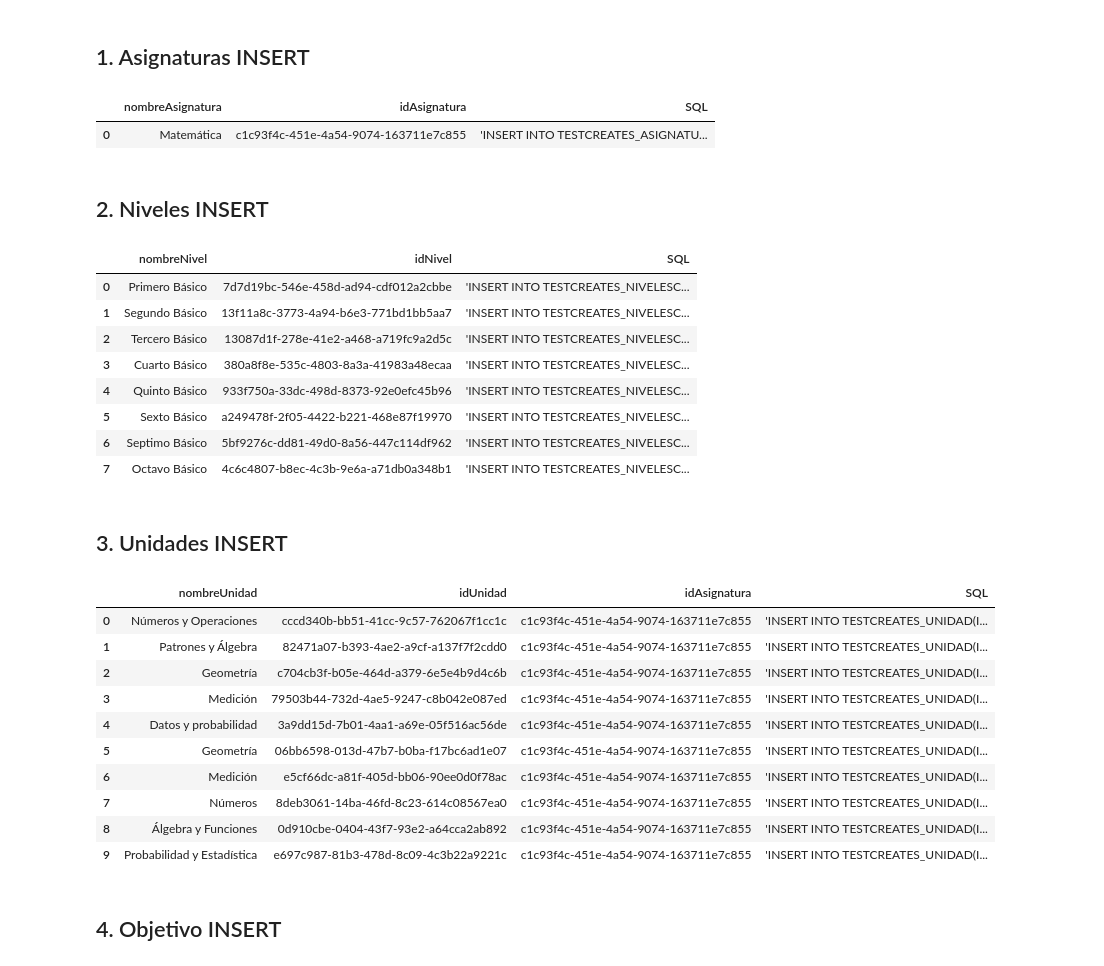
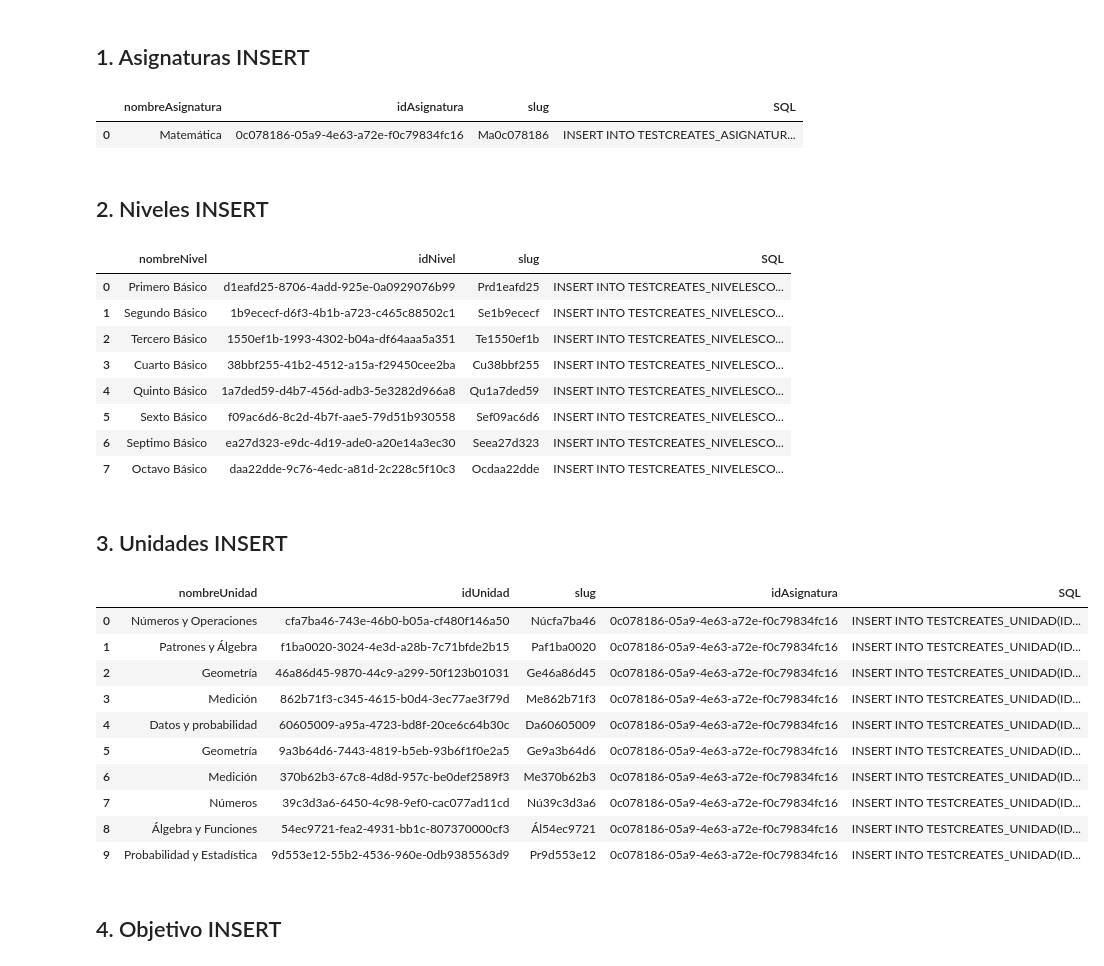
Before and after one commit to Bigote93/APIMINEDUC, a Jupyter notebook: APiGOB.ipynb, the cells around one changed output. Cells and saved outputs as stored; diff of their text form; code cells hidden in the pictures.

Commit message:
Incorporacion de SLUG a cada modelo

```diff
--- a/APiGOB.ipynb
+++ b/APiGOB.ipynb
@@ -57,9 +71,8 @@ for nivel in NIVELES:
   NIVELES_ARRAY.append([nivel,str(uuid.uuid4())])
 
 NIVELES_DF = pd.DataFrame(NIVELES_ARRAY,columns=['nombre','idNivel'])
+NIVELES_DF['slug'] = NIVELES_DF['nombre'].apply(extract_initials, separator = ' ') + NIVELES_DF['idNivel'].apply(extract_initials, separator= '-')
 NIVELES_DF.rename(columns = {'nombre': 'nombreNivel'}, inplace=True)
 
-
-
 NIVELES_DF
 # %% [output]
@@ -80,6 +93,7 @@ for unidad in UNIDADES:
   UNIDAD_ARRAY.append([unidad,str(uuid.uuid4())])
 
 UNIDADES_DF = pd.DataFrame(UNIDAD_ARRAY,columns=['nombre','idUnidad'])
+UNIDADES_DF['slug'] = UNIDADES_DF['nombre'].apply(extract_initials, separator = ' ') + UNIDADES_DF['idUnidad'].apply(extract_initials, separator= '-')
 UNIDADES_DF['idAsignatura'] = ASIGNATURAS_DF[ASIGNATURAS_DF['nombreAsignatura'] == 'Matemática'].iloc[0, 1]
 UNIDADES_DF.rename(columns = {'nombre': 'nombreUnidad'}, inplace=True)
 
@@ -164,20 +179,20 @@ DF_OBJETIVOS
 ## 1. Asignaturas INSERT
 # %%
 for fila in range(len(ASIGNATURAS_DF)):
-  ASIGNATURAS_DF.loc[fila,'SQL'] = f"'INSERT INTO TESTCREATES_ASIGNATURA(ID_ASIGNATURA,NOMBRE_ASIGNATURA) VALUES ('{ASIGNATURAS_DF.loc[fila, 'idAsignatura']}','{ASIGNATURAS_DF.loc[fila, 'nombreAsignatura']}');'"
+  ASIGNATURAS_DF.loc[fila,'SQL'] = f"INSERT INTO TESTCREATES_ASIGNATURA(ID_ASIGNATURA,NOMBRE_ASIGNATURA,SLUG) VALUES ('{ASIGNATURAS_DF.loc[fila, 'idAsignatura']}','{ASIGNATURAS_DF.loc[fila, 'nombreAsignatura']}','{ASIGNATURAS_DF.loc[fila, 'slug']}');"
 
 #Crear fichero asignaturas
 ASIGNATURAS_DF.to_excel(INSERTS_ASIGNATURAS, sheet_name='Asignaturas')
 
 ASIGNATURAS_DF
 # %% [output]
-|  | nombreAsignatura | idAsignatura | SQL |
-| 0 | Matemática | c1c93f4c-451e-4a54-9074-163711e7c855 | 'INSERT INTO TESTCREATES_ASIGNATU... |
+|  | nombreAsignatura | idAsignatura | slug | SQL |
+| 0 | Matemática | 0c078186-05a9-4e63-a72e-f0c79834fc16 | Ma0c078186 | INSERT INTO TESTCREATES_ASIGNATUR... |
 # %% [markdown]
 ## 2. Niveles INSERT
 # %%
 for fila in range(len(NIVELES_DF)):
-  NIVELES_DF.loc[fila,'SQL'] = f"'INSERT INTO TESTCREATES_NIVELESCOLARIDAD(ID_NIVEL,NOMBRE_NIVEL) VALUES ('{NIVELES_DF.loc[fila, 'idNivel']}','{NIVELES_DF.loc[fila, 'nombreNivel']}');'"
+  NIVELES_DF.loc[fila,'SQL'] = f"INSERT INTO TESTCREATES_NIVELESCOLARIDAD(ID_NIVEL,NOMBRE_NIVEL,SLUG) VALUES ('{NIVELES_DF.loc[fila, 'idNivel']}','{NIVELES_DF.loc[fila, 'nombreNivel']}','{NIVELES_DF.loc[fila, 'slug']}');"
 
 #Crear fichero niveles
 NIVELES_DF.to_excel(INSERTS_NIVEL, sheet_name='Niveles')
@@ -185,37 +200,37 @@ NIVELES_DF.to_excel(INSERTS_NIVEL, sheet_name='Niveles')
 
 NIVELES_DF
 # %% [output]
-|  | nombreNivel | idNivel | SQL |
-| 0 | Primero Básico | 7d7d19bc-546e-458d-ad94-cdf012a2cbbe | 'INSERT INTO TESTCREATES_NIVELESC... |
-| 1 | Segundo Básico | 13f11a8c-3773-4a94-b6e3-771bd1bb5aa7 | 'INSERT INTO TESTCREATES_NIVELESC... |
-| 2 | Tercero Básico | 13087d1f-278e-41e2-a468-a719fc9a2d5c | 'INSERT INTO TESTCREATES_NIVELESC... |
-| 3 | Cuarto Básico | 380a8f8e-535c-4803-8a3a-41983a48ecaa | 'INSERT INTO TESTCREATES_NIVELESC... |
-| 4 | Quinto Básico | 933f750a-33dc-498d-8373-92e0efc45b96 | 'INSERT INTO TESTCREATES_NIVELESC... |
-| 5 | Sexto Básico | a249478f-2f05-4422-b221-468e87f19970 | 'INSERT INTO TESTCREATES_NIVELESC... |
-| 6 | Septimo Básico | 5bf9276c-dd81-49d0-8a56-447c114df962 | 'INSERT INTO TESTCREATES_NIVELESC... |
-| 7 | Octavo Básico | 4c6c4807-b8ec-4c3b-9e6a-a71db0a348b1 | 'INSERT INTO TESTCREATES_NIVELESC... |
+|  | nombreNivel | idNivel | slug | SQL |
+| 0 | Primero Básico | d1eafd25-8706-4add-925e-0a0929076b99 | Prd1eafd25 | INSERT INTO TESTCREATES_NIVELESCO... |
+| 1 | Segundo Básico | 1b9ececf-d6f3-4b1b-a723-c465c88502c1 | Se1b9ececf | INSERT INTO TESTCREATES_NIVELESCO... |
+| 2 | Tercero Básico | 1550ef1b-1993-4302-b04a-df64aaa5a351 | Te1550ef1b | INSERT INTO TESTCREATES_NIVELESCO... |
+| 3 | Cuarto Básico | 38bbf255-41b2-4512-a15a-f29450cee2ba | Cu38bbf255 | INSERT INTO TESTCREATES_NIVELESCO... |
+| 4 | Quinto Básico | 1a7ded59-d4b7-456d-adb3-5e3282d966a8 | Qu1a7ded59 | INSERT INTO TESTCREATES_NIVELESCO... |
+| 5 | Sexto Básico | f09ac6d6-8c2d-4b7f-aae5-79d51b930558 | Sef09ac6d6 | INSERT INTO TESTCREATES_NIVELESCO... |
+| 6 | Septimo Básico | ea27d323-e9dc-4d19-ade0-a20e14a3ec30 | Seea27d323 | INSERT INTO TESTCREATES_NIVELESCO... |
+| 7 | Octavo Básico | daa22dde-9c76-4edc-a81d-2c228c5f10c3 | Ocdaa22dde | INSERT INTO TESTCREATES_NIVELESCO... |
 # %% [markdown]
 ## 3. Unidades INSERT
 # %%
 for fila in range(len(UNIDADES_DF)):
-  UNIDADES_DF.loc[fila,'SQL'] = f"'INSERT INTO TESTCREATES_UNIDAD(ID_UNIDAD,NOMBRE_UNIDAD, ASIGNATURA_ID) VALUES ('{UNIDADES_DF.loc[fila, 'idUnidad']}','{UNIDADES_DF.loc[fila, 'nombreUnidad']}','{UNIDADES_DF.loc[fila, 'nombreUnidad']}');'"
+  UNIDADES_DF.loc[fila,'SQL'] = f"INSERT INTO TESTCREATES_UNIDAD(ID_UNIDAD,NOMBRE_UNIDAD, ASIGNATURA_ID,SLUG) VALUES ('{UNIDADES_DF.loc[fila, 'idUnidad']}','{UNIDADES_DF.loc[fila, 'nombreUnidad']}','{UNIDADES_DF.loc[fila, 'idAsignatura']}','{UNIDADES_DF.loc[fila, 'slug']}');"
 
 #Crear fichero unidades
 UNIDADES_DF.to_excel(INSERTS_UNIDADES, sheet_name='Unidades')
 
 UNIDADES_DF
 # %% [output]
-|  | nombreUnidad | idUnidad | idAsignatura | SQL |
-| 0 | Números y Operaciones | cccd340b-bb51-41cc-9c57-762067f1cc1c | c1c93f4c-451e-4a54-9074-163711e7c855 | 'INSERT INTO TESTCREATES_UNIDAD(I... |
-| 1 | Patrones y Álgebra | 82471a07-b393-4ae2-a9cf-a137f7f2cdd0 | c1c93f4c-451e-4a54-9074-163711e7c855 | 'INSERT INTO TESTCREATES_UNIDAD(I... |
-| 2 | Geometría | c704cb3f-b05e-464d-a379-6e5e4b9d4c6b | c1c93f4c-451e-4a54-9074-163711e7c855 | 'INSERT INTO TESTCREATES_UNIDAD(I... |
-| 3 | Medición | 79503b44-732d-4ae5-9247-c8b042e087ed | c1c93f4c-451e-4a54-9074-163711e7c855 | 'INSERT INTO TESTCREATES_UNIDAD(I... |
-| 4 | Datos y probabilidad | 3a9dd15d-7b01-4aa1-a69e-05f516ac56de | c1c93f4c-451e-4a54-9074-163711e7c855 | 'INSERT INTO TESTCREATES_UNIDAD(I... |
-| 5 | Geometría | 06bb6598-013d-47b7-b0ba-f17bc6ad1e07 | c1c93f4c-451e-4a54-9074-163711e7c855 | 'INSERT INTO TESTCREATES_UNIDAD(I... |
-| 6 | Medición | e5cf66dc-a81f-405d-bb06-90ee0d0f78ac | c1c93f4c-451e-4a54-9074-163711e7c855 | 'INSERT INTO TESTCREATES_UNIDAD(I... |
-| 7 | Números | 8deb3061-14ba-46fd-8c23-614c08567ea0 | c1c93f4c-451e-4a54-9074-163711e7c855 | 'INSERT INTO TESTCREATES_UNIDAD(I... |
-| 8 | Álgebra y Funciones | 0d910cbe-0404-43f7-93e2-a64cca2ab892 | c1c93f4c-451e-4a54-9074-163711e7c855 | 'INSERT INTO TESTCREATES_UNIDAD(I... |
-| 9 | Probabilidad y Estadística | e697c987-81b3-478d-8c09-4c3b22a9221c | c1c93f4c-451e-4a54-9074-163711e7c855 | 'INSERT INTO TESTCREATES_UNIDAD(I... |
+|  | nombreUnidad | idUnidad | slug | idAsignatura | SQL |
+| 0 | Números y Operaciones | cfa7ba46-743e-46b0-b05a-cf480f146a50 | Núcfa7ba46 | 0c078186-05a9-4e63-a72e-f0c79834fc16 | INSERT INTO TESTCREATES_UNIDAD(ID... |
+| 1 | Patrones y Álgebra | f1ba0020-3024-4e3d-a28b-7c71bfde2b15 | Paf1ba0020 | 0c078186-05a9-4e63-a72e-f0c79834fc16 | INSERT INTO TESTCREATES_UNIDAD(ID... |
+| 2 | Geometría | 46a86d45-9870-44c9-a299-50f123b01031 | Ge46a86d45 | 0c078186-05a9-4e63-a72e-f0c79834fc16 | INSERT INTO TESTCREATES_UNIDAD(ID... |
+| 3 | Medición | 862b71f3-c345-4615-b0d4-3ec77ae3f79d | Me862b71f3 | 0c078186-05a9-4e63-a72e-f0c79834fc16 | INSERT INTO TESTCREATES_UNIDAD(ID... |
+| 4 | Datos y probabilidad | 60605009-a95a-4723-bd8f-20ce6c64b30c | Da60605009 | 0c078186-05a9-4e63-a72e-f0c79834fc16 | INSERT INTO TESTCREATES_UNIDAD(ID... |
+| 5 | Geometría | 9a3b64d6-7443-4819-b5eb-93b6f1f0e2a5 | Ge9a3b64d6 | 0c078186-05a9-4e63-a72e-f0c79834fc16 | INSERT INTO TESTCREATES_UNIDAD(ID... |
+| 6 | Medición | 370b62b3-67c8-4d8d-957c-be0def2589f3 | Me370b62b3 | 0c078186-05a9-4e63-a72e-f0c79834fc16 | INSERT INTO TESTCREATES_UNIDAD(ID... |
+| 7 | Números | 39c3d3a6-6450-4c98-9ef0-cac077ad11cd | Nú39c3d3a6 | 0c078186-05a9-4e63-a72e-f0c79834fc16 | INSERT INTO TESTCREATES_UNIDAD(ID... |
+| 8 | Álgebra y Funciones | 54ec9721-fea2-4931-bb1c-807370000cf3 | Ál54ec9721 | 0c078186-05a9-4e63-a72e-f0c79834fc16 | INSERT INTO TESTCREATES_UNIDAD(ID... |
+| 9 | Probabilidad y Estadística | 9d553e12-55b2-4536-960e-0db9385563d9 | Pr9d553e12 | 0c078186-05a9-4e63-a72e-f0c79834fc16 | INSERT INTO TESTCREATES_UNIDAD(ID... |
 # %% [markdown]
 ## 4. Objetivo INSERT
 # %%
```
Also changed, not shown: parts of 11 cells of this notebook.
